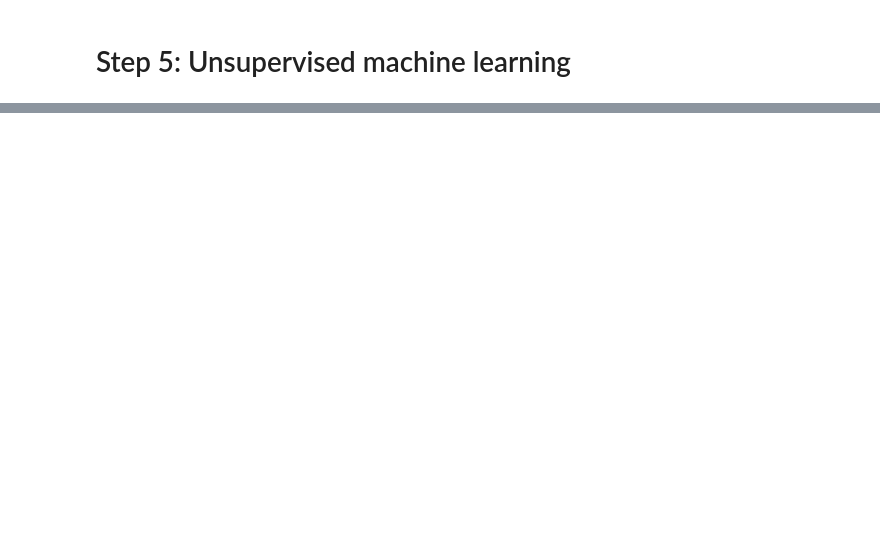
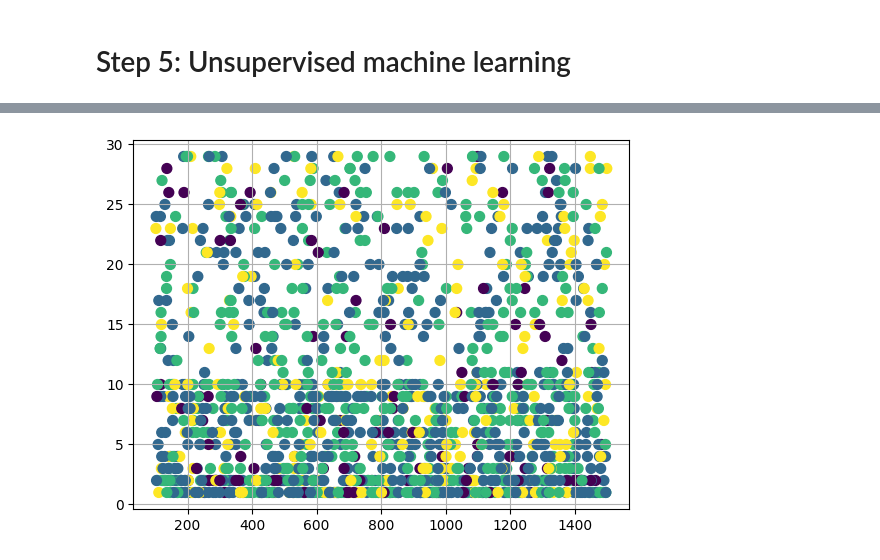
Before and after one commit to Peter537/Dat4-BI-MP4, a Jupyter notebook: attrition.ipynb, the cells around one changed output, grey strips where cells are left out. Drawn from its saved outputs; the diff is of its cells as text; code cells hidden in the pictures; blank space fills up the shorter version.

Commit message:
K-means does not work right now

```diff
--- a/attrition.ipynb
+++ b/attrition.ipynb
@@ -265,2 +265,16 @@ Accuracy score: 0.8707482993197279
 # %% [markdown]
 # Step 5: Unsupervised machine learning
+# %%
+from sklearn.cluster import KMeans
+from scipy.spatial.distance import cdist
+
+X = cleaned_df.iloc[:, 1:]
+# %%
+distortions = []
+K = range(1, 10)
+for k in K:
+    kmeanModel = KMeans(n_clusters=k)
+    kmeanModel.fit(X)
+    distortions.append(kmeanModel.inertia_)
+
+print(distortions)
@@ -266,0 +291,18 @@ Accuracy score: 0.8707482993197279
+# %%
+num_clusters = 4
+
+KMeans = KMeans(init="k-means++", n_clusters=num_clusters, n_init=20)
+KMeans.fit(X)
+
+Y = KMeans.predict(X)
+# %%
+# Plot the points with color code of the predicted clusters
+# viridis - a color map, https://matplotlib.org/users/colormaps.html
+# s - marker size, here, the dots size
+# c - marker color, here taken from the predicted clusters
+plt.scatter(X.iloc[:, 0], X.iloc[:, 1], c=Y, s=50, cmap='viridis')
+
+plt.grid(True)
+plt.show()
+# %% [output]
+[figure, added]
```
Also changed, not shown: parts of 6 cells of this notebook.
